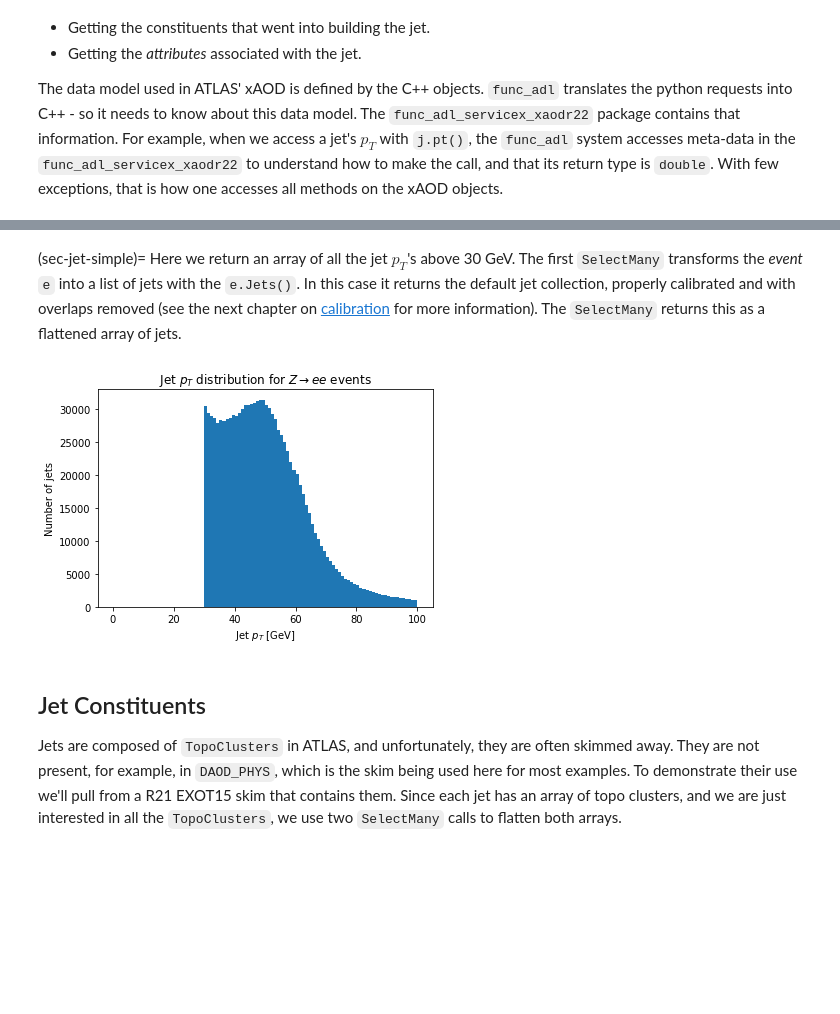
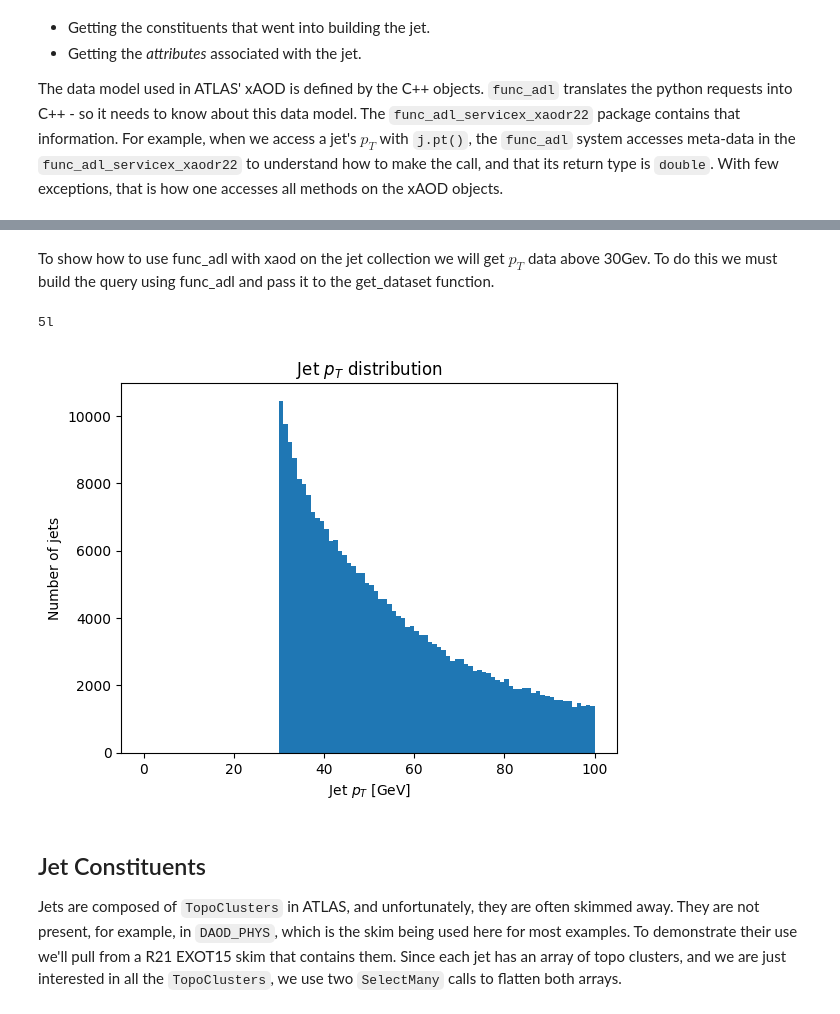
Before and after one commit to gordonwatts/xaod_usage, a Jupyter notebook: book/chapters/jets.ipynb, the cells around one changed output, grey strips where cells are left out. Saved outputs shown, nothing was run; the diff lists cells and outputs as text; code cells hidden in the pictures; blank space fills up the shorter version.

Commit message:
Updated jets.ipynb first example to use new code

```diff
--- a/book/chapters/jets.ipynb
+++ b/book/chapters/jets.ipynb
@@ -27,3 +18,0 @@ WARNING:root:Fetched the default calibration configuration for a query. It shoul
-# %% [markdown]
-(sec-jet-simple)=
-Here we return an array of all the jet $p_T$'s above 30 GeV. The first `SelectMany` transforms the _event_ `e` into a list of jets with the `e.Jets()`. In this case it returns the default jet collection, properly calibrated and with overlaps removed (see the next chapter on [calibration](ch-calibration) for more information). The `SelectMany` returns this as a flattened array of jets.
@@ -30,17 +27,32 @@ Here we return an array of all the jet $p_T$'s above 30 GeV. The first `SelectMa
+# %% [markdown]
+To show how to use func_adl with xaod on the jet collection we will get $ p_{T} $ data above 30Gev. To do this we must build the query using func_adl and pass it to the get_dataset function.
 # %%
-jets = (ds
-        .SelectMany(lambda e: e.Jets())
-        .Where(lambda j: (j.pt() / 1000) > 30)
-        .Select(lambda j: j.pt() / 1000.0)
-        .AsAwkwardArray('JetPt')
-        .value())
+query = FuncADLQueryPHYSLITE()
+jets_per_event = query.Select(lambda e: e.Jets('AnalysisJets'))
+jet_info_per_event = jets_per_event.Select(
+    lambda jets: {
+        'pt': jets.Where(lambda j: (j.pt() / 1000 > 30)).Select(lambda j: j.pt() / 1000),
+        'eta': jets.Select(lambda j: j.eta()),
+        'emf': jets.Select(lambda j: j.getAttribute[cpp_float]('EMFrac'))
+        }
+)
+
+ds = get_dataset(jet_info_per_event)
+# %% [output]
+5l
+# %%
+data = []
+for file_path in ds['func_adl_xAOD_simple']:
+    file = uproot.open(file_path)
+    array = file['atlas_xaod_tree;1']['pt'].arrays(library="ak").pt
+    data.extend(ak.flatten(array))
 # %%
-plt.hist(jets.JetPt, bins=100, range=(0, 100))
+plt.hist(data, bins=100, range=(0, 100))
 plt.xlabel('Jet $p_T$ [GeV]')
 plt.ylabel('Number of jets')
-_ = plt.title('Jet $p_T$ distribution for $Z\\rightarrow ee$ events')
+_ = plt.title('Jet $p_T$ distribution')
 # %% [output]
-[figure, old version]
+[figure, new version]
 # %% [markdown]
 ## Jet Constituents
 
```
Also changed, not shown: parts of 3 cells of this notebook, 2 other files.
